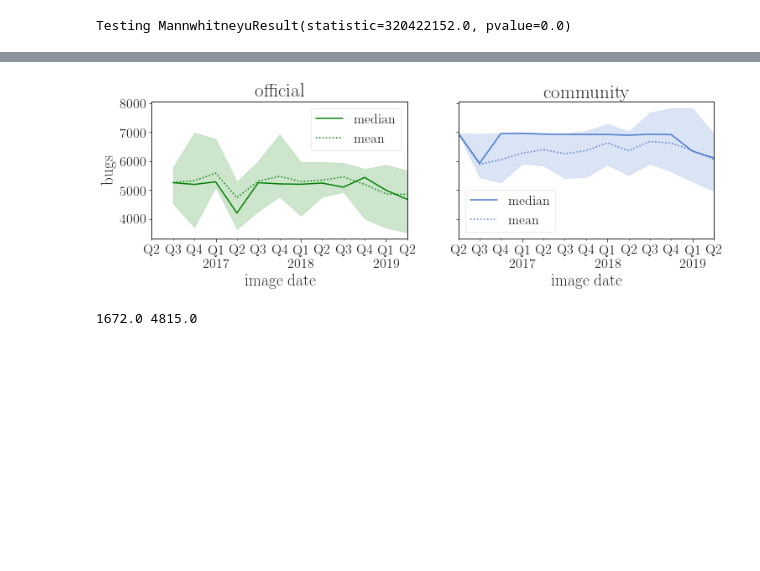
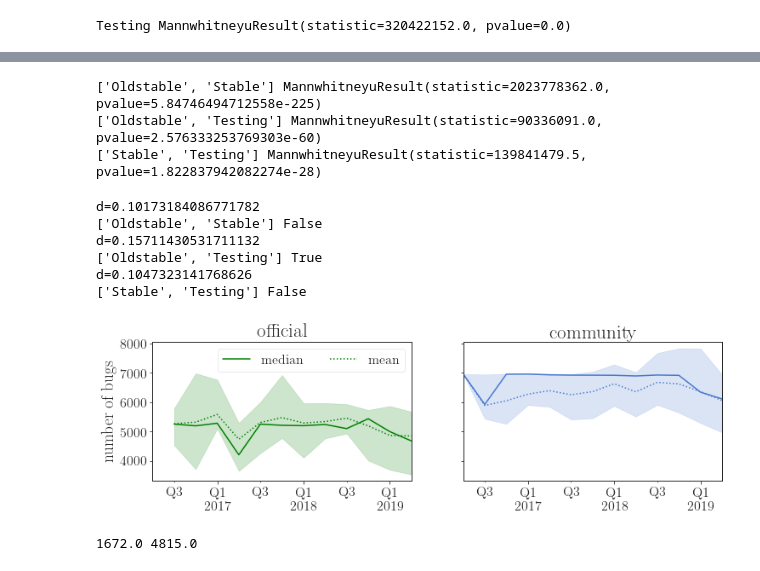
Before and after one commit to AhmedZerouali/notebooks, a Jupyter notebook: Docker EMSE/analysis step3/Bug report.ipynb, the cells around one changed output, grey strips where cells are left out. Drawn from its saved outputs; the diff is of its cells as text; code cells hidden in the pictures; blank space fills up the shorter version.

```diff
--- a/Docker EMSE/analysis step3/Bug report.ipynb
+++ b/Docker EMSE/analysis step3/Bug report.ipynb
@@ -52,3 +1,11 @@ sns.palplot(sns.color_palette('muted'))
+# %%
+%matplotlib inline
+from imports import *
+font = {'family' : 'Times New Roman',
+        'weight' : 'bold',
+        'size'   : 16}
+plt.rc('font', **font)
+minorLocator   = MultipleLocator(2)
 # %% [markdown]
 # Load installed sources
 # %%
@@ -123,14 +80,3 @@ image_bugs.head(2)
 |  | image | release | type | last_updated | Higher | Lower | l_Higher | l_Lower | cve | l_cve |
 | 0 | 010309:mmmiddleware:0.9.25 | Stable | community | 2017-11-01 | 545.0 | 2695.0 | 545.0 | 2695.0 | 3240.0 | 3240.0 |
 | 1 | 010309:mmmiddleware:0.9.26 | Stable | community | 2017-11-12 | 543.0 | 2690.0 | 543.0 | 2690.0 | 3233.0 | 3233.0 |
-# %%
-ax = sns.boxplot(x="release", y="cve", data=image_bugs, hue="type", palette="muted", linewidth=1)
-ax.figure.set_size_inches(11,3)
-ax.set_xlabel("Container's Debian version")
-ax.set_ylabel('Bugs')
-for patch in ax.patches:
-    patch.set_edgecolor('black')
-ax.legend(loc='upper right', bbox_to_anchor=(1, 1.3), ncol=3, fontsize=20, fancybox=True, shadow=True)
-ax.set_ylim(0,12000)
-
-#ax.figure.savefig('../../figures/vuls_container.pdf', bbox_inches='tight', facecolor='white')
@@ -186,29 +128,52 @@ Testing True
+# %%
+# Mann-whitney u test
+for x in [['Oldstable','Stable'], ['Oldstable','Testing'], ['Stable','Testing']]:
+    print(x,scipy.stats.mannwhitneyu(image_bugs.query('release=="'+x[0]+'"').cve,
+            image_bugs.query('release=="'+x[1]+'"').cve))
+# %% [output]
+['Oldstable', 'Stable'] MannwhitneyuResult(statistic=2023778362.0, pvalue=5.84746494712558e-225)
+['Oldstable', 'Testing'] MannwhitneyuResult(statistic=90336091.0, pvalue=2.576333253769303e-60)
+['Stable', 'Testing'] MannwhitneyuResult(statistic=139841479.5, pvalue=1.822837942082274e-28)
+# %%
+# Mann-whitney u test
+for x in [['Oldstable','Stable'], ['Oldstable','Testing'], ['Stable','Testing']]:
+    print(x,effect_size.cliffsDelta(image_bugs.query('release=="'+x[0]+'"').cve,
+            image_bugs.query('release=="'+x[1]+'"').cve))
+# %% [output]
+d=0.10173184086771782
+['Oldstable', 'Stable'] False
+d=0.15711430531711132
+['Oldstable', 'Testing'] True
+d=0.1047323141768626
+['Stable', 'Testing'] False
 # %%
 fig, axes = plt.subplots(1, 2, sharex=True, sharey=True)
 fig.set_size_inches(12,3)
 for index, genre in enumerate(['official','community']):
     size=[12,20,70]
     df_=(image_bugs.
          query('type=="{}"'.format(genre)).
-         groupby(pd.Grouper(key='last_updated', freq='1q'))['cve'].
+         groupby(pd.Grouper(key='last_updated', freq='1Q'))['cve'].
          describe()[['mean', '25%', '50%', '75%']]
         )
 
     df_tmp=df_
     df_tmp['50%'].rename('median').plot(ax=axes[index], color=colors[genre])
     ax=df_tmp['mean'].plot(ax=axes[index],style=':',color=colors[genre])
     ax.fill_between(df_tmp.index, df_tmp['25%'], df_tmp['75%'], alpha=0.2, color=colors[genre])
 
     ax.set(
-        xlabel='image date',
+        xlabel='',
         #ylabel='deplag_{time}'+'\n(in days)',
-        ylabel='bugs',
+        ylabel='number of bugs',
         title=genre)
     #plt.yticks(pd.np.arange(0, 1500, 200))
-    ax.legend(prop={'size': 16, 'weight':'bold'})
+    ax.xaxis.set_minor_locator(minorLocator)
+    ax.legend(prop={'size': 16}, ncol=2) #handles=legend_elements,
+ax.legend('').remove()
 fig.savefig('/home/neglectos/Desktop/repositories/docker_emse/figures/bug_evlution.pdf', bbox_inches='tight', facecolor='white')
 # %% [output]
-[figure, old version]
+[figure, new version]
 # %%
 print(image_bugs.Higher.median(), # and release=="'+x+'"
   image_bugs.Lower.median())
```
Also changed, not shown: parts of 12 cells of this notebook, 5 other files.
